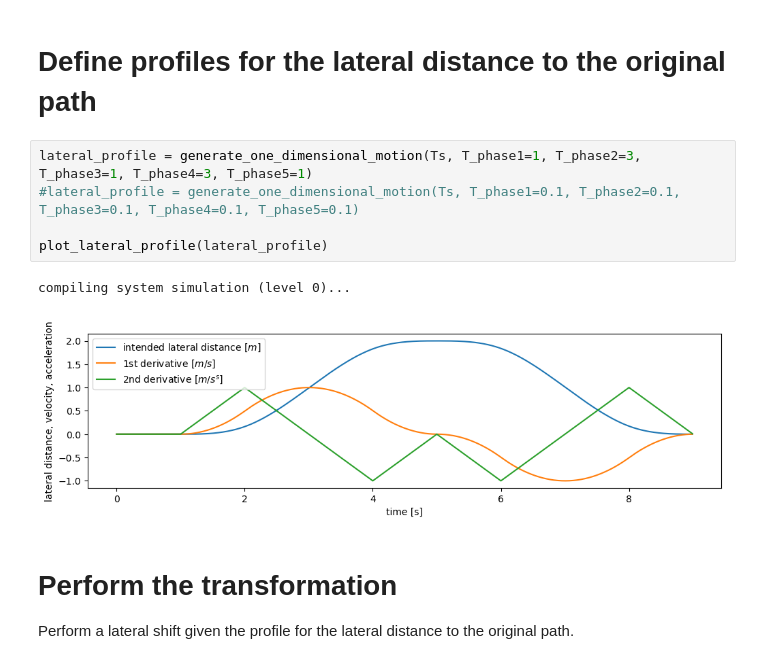
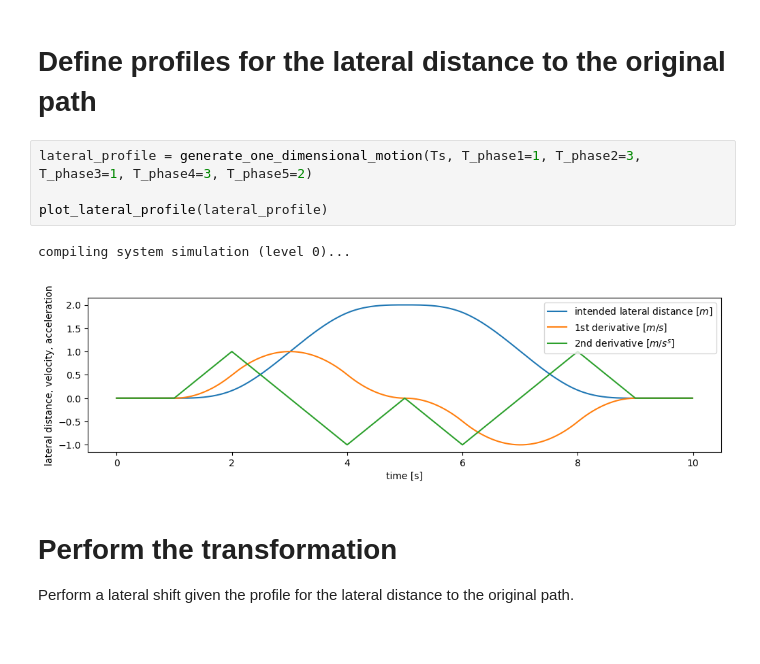
Before and after one commit to christianausb/vehicleControl, a Jupyter notebook: lateral_path_transformation.ipynb, the cells around one changed output. Saved outputs shown, nothing was run; the diff lists cells and outputs as text.

```diff
--- a/lateral_path_transformation.ipynb
+++ b/lateral_path_transformation.ipynb
@@ -33,13 +32,12 @@ Generated code will be written to generated/tmp1 .
 # %% [markdown]
 # Define profiles for the lateral distance to the original path
 # %%
-lateral_profile = generate_one_dimensional_motion(Ts, T_phase1=1, T_phase2=3, T_phase3=1, T_phase4=3, T_phase5=1)
-#lateral_profile = generate_one_dimensional_motion(Ts, T_phase1=0.1, T_phase2=0.1, T_phase3=0.1, T_phase4=0.1, T_phase5=0.1)
+lateral_profile = generate_one_dimensional_motion(Ts, T_phase1=1, T_phase2=3, T_phase3=1, T_phase4=3, T_phase5=2)
 
 plot_lateral_profile(lateral_profile)
 # %% [output]
 compiling system simulation (level 0)...
-[figure, old version]
+[figure, new version]
 # %% [markdown]
 # Perform the transformation
 
```
Also changed, not shown: parts of 5 cells of this notebook, 1 other file.
